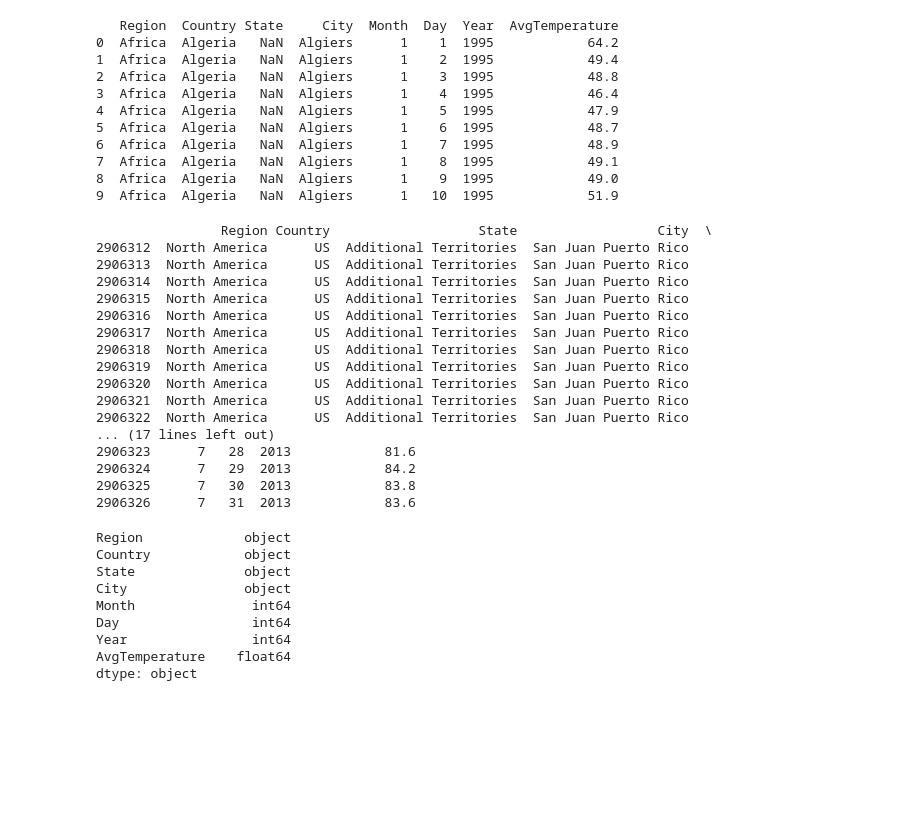
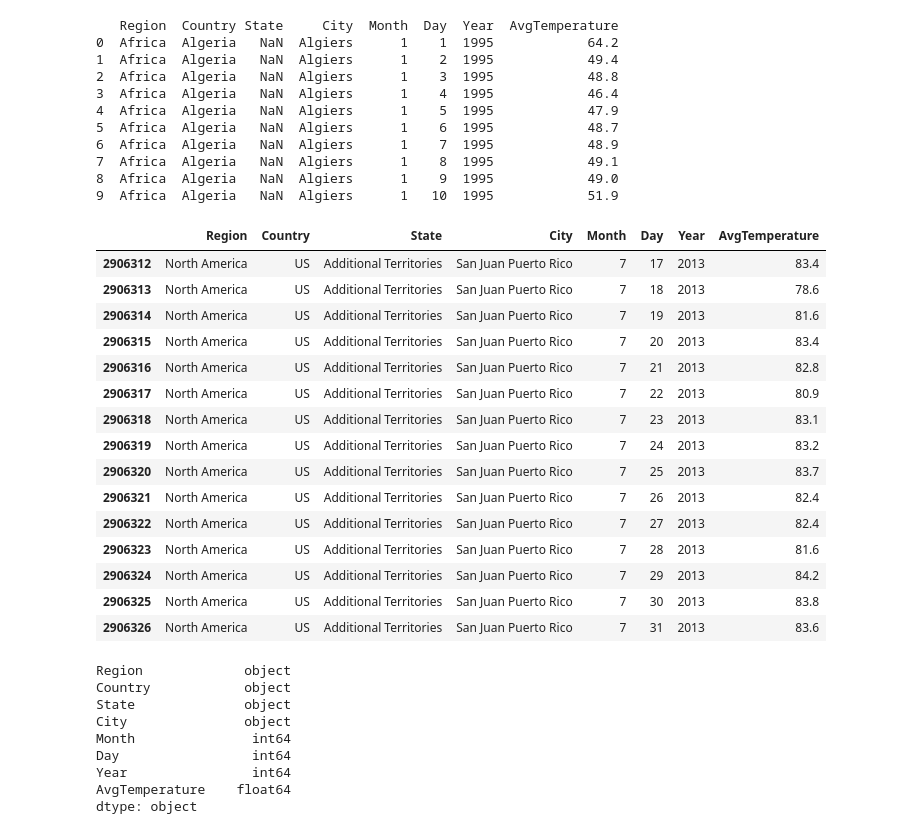
Before and after one commit to CharlotteMorrison/python-demo, a Jupyter notebook: data-tools.ipynb, the cells around one changed output. Saved outputs shown, nothing was run; the diff lists cells and outputs as text; code cells hidden in the pictures; blank space fills up the shorter version.

```diff
--- a/data-tools.ipynb
+++ b/data-tools.ipynb
@@ -46,25 +46,24 @@ print(df.head(10))
 8  Africa  Algeria   NaN  Algiers      1    9  1995            49.0
 9  Africa  Algeria   NaN  Algiers      1   10  1995            51.9
 # %%
-print(df.tail(15))
+df.tail(15)
 # %% [output]
-                Region Country                   State                  City  \
-2906312  North America      US  Additional Territories  San Juan Puerto Rico
-2906313  North America      US  Additional Territories  San Juan Puerto Rico
-2906314  North America      US  Additional Territories  San Juan Puerto Rico
-2906315  North America      US  Additional Territories  San Juan Puerto Rico
-2906316  North America      US  Additional Territories  San Juan Puerto Rico
-2906317  North America      US  Additional Territories  San Juan Puerto Rico
-2906318  North America      US  Additional Territories  San Juan Puerto Rico
-2906319  North America      US  Additional Territories  San Juan Puerto Rico
-2906320  North America      US  Additional Territories  San Juan Puerto Rico
-2906321  North America      US  Additional Territories  San Juan Puerto Rico
-2906322  North America      US  Additional Territories  San Juan Puerto Rico
-... (17 lines left out)
-2906323      7   28  2013            81.6
-2906324      7   29  2013            84.2
-2906325      7   30  2013            83.8
-2906326      7   31  2013            83.6
+|  | Region | Country | State | City | Month | Day | Year | AvgTemperature |
+| 2906312 | North America | US | Additional Territories | San Juan Puerto Rico | 7 | 17 | 2013 | 83.4 |
+| 2906313 | North America | US | Additional Territories | San Juan Puerto Rico | 7 | 18 | 2013 | 78.6 |
+| 2906314 | North America | US | Additional Territories | San Juan Puerto Rico | 7 | 19 | 2013 | 81.6 |
+| 2906315 | North America | US | Additional Territories | San Juan Puerto Rico | 7 | 20 | 2013 | 83.4 |
+| 2906316 | North America | US | Additional Territories | San Juan Puerto Rico | 7 | 21 | 2013 | 82.8 |
+| 2906317 | North America | US | Additional Territories | San Juan Puerto Rico | 7 | 22 | 2013 | 80.9 |
+| 2906318 | North America | US | Additional Territories | San Juan Puerto Rico | 7 | 23 | 2013 | 83.1 |
+| 2906319 | North America | US | Additional Territories | San Juan Puerto Rico | 7 | 24 | 2013 | 83.2 |
+| 2906320 | North America | US | Additional Territories | San Juan Puerto Rico | 7 | 25 | 2013 | 83.7 |
+| 2906321 | North America | US | Additional Territories | San Juan Puerto Rico | 7 | 26 | 2013 | 82.4 |
+| 2906322 | North America | US | Additional Territories | San Juan Puerto Rico | 7 | 27 | 2013 | 82.4 |
+| 2906323 | North America | US | Additional Territories | San Juan Puerto Rico | 7 | 28 | 2013 | 81.6 |
+| 2906324 | North America | US | Additional Territories | San Juan Puerto Rico | 7 | 29 | 2013 | 84.2 |
+| 2906325 | North America | US | Additional Territories | San Juan Puerto Rico | 7 | 30 | 2013 | 83.8 |
+| 2906326 | North America | US | Additional Territories | San Juan Puerto Rico | 7 | 31 | 2013 | 83.6 |
 # %%
 # If I need to know the datatypes I can view what is stored in each column.  If there is mixed data types in a column
 # it may assign the object data type- you might need to clean the column and update the datatype.
```
Also changed, not shown: parts of 1 cell of this notebook, 1 other file.
